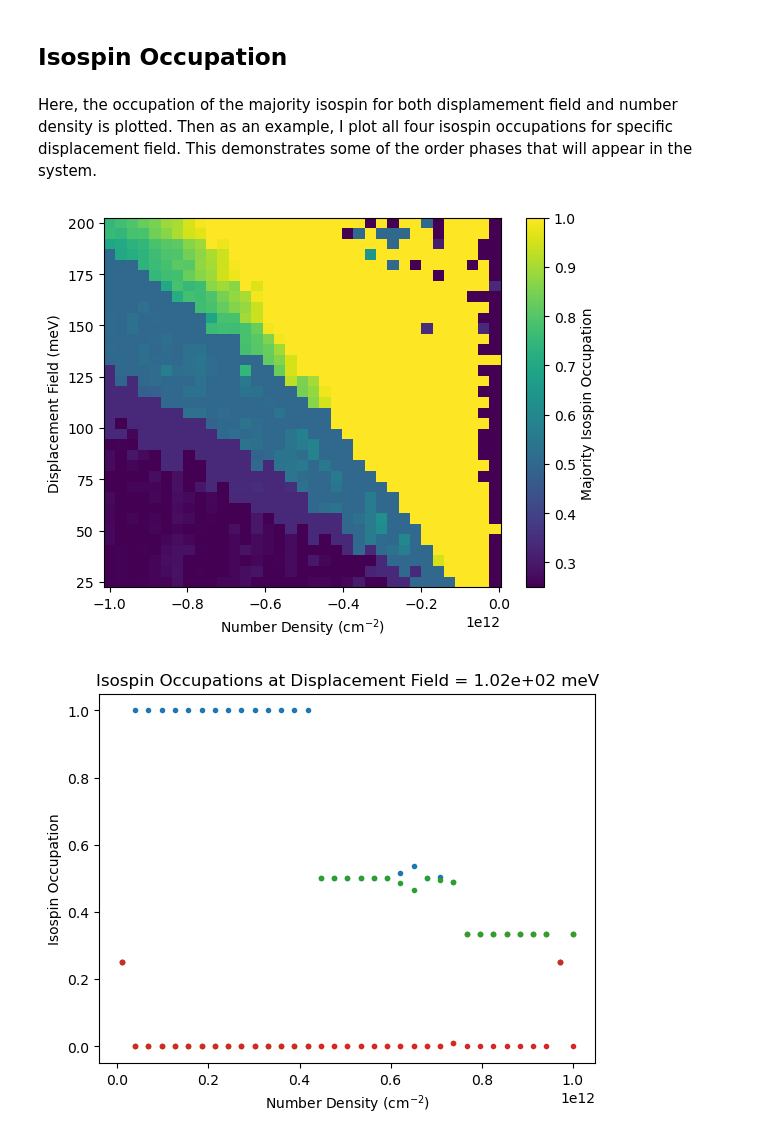
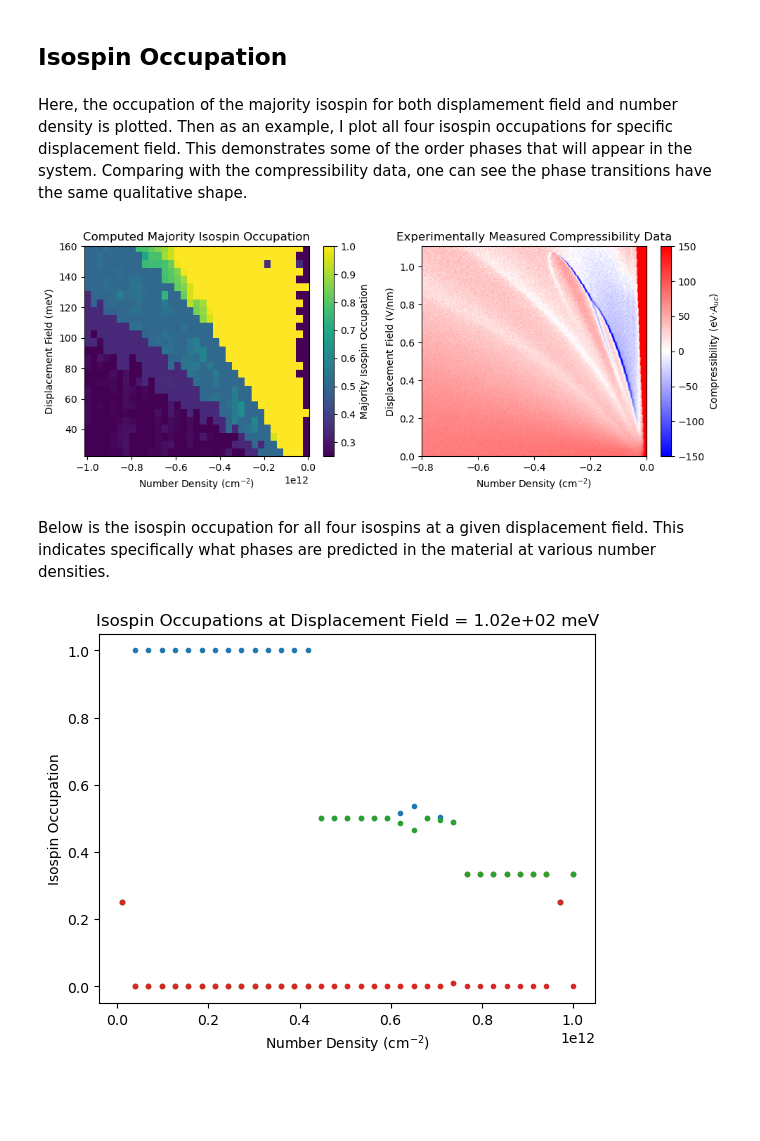
Before and after one commit to rdavidm42/BBG-Nematic-States, a Jupyter notebook: Analyzing_BBG_Order_Parameters.ipynb, the cells around one changed output. Saved outputs shown, nothing was run; the diff lists cells and outputs as text; code cells hidden in the pictures; blank space fills up the shorter version.

```diff
--- a/Analyzing_BBG_Order_Parameters.ipynb
+++ b/Analyzing_BBG_Order_Parameters.ipynb
@@ -71,13 +76,30 @@ del d
 # %% [markdown]
 ## Isospin Occupation
 # %% [markdown]
-Here, the occupation of the majority isospin for both displamement field and number density is plotted. Then as an example, I plot all four isospin occupations for specific displacement field. This demonstrates some of the order phases that will appear in the system.
+Here, the occupation of the majority isospin for both displamement field and number density is plotted. Then as an example, I plot all four isospin occupations for specific displacement field. This demonstrates some of the order phases that will appear in the system. Comparing with the compressibility data, one can see the phase transitions have the same qualitative shape.
-# %%
-plt.colorbar(plt.pcolormesh(-total_number,v,np.sort(true_occupation)[:,:,-1]),label='Majority Isospin Occupation')
-plt.xlabel(r'Number Density (cm$^{-2}$)');
-plt.ylabel(r'Displacement Field (meV)');
-# %% [output]
-[figure, removed]
+# %%
+fig, (ax1, ax2) = plt.subplots(1, 2, figsize=(10, 4))
+
+plt.colorbar(ax1.pcolormesh(-total_number,v,np.sort(true_occupation)[:,:,-1]),label='Majority Isospin Occupation')
+ax1.set_xlabel(r'Number Density (cm$^{-2}$)');
+ax1.set_ylabel(r'Displacement Field (meV)');
+lower, upper = ax1.get_ylim()
+ax1.set_ylim(lower,160)
+ax1.set_title('Computed Majority Isospin Occupation')
+
+plt.colorbar(ax2.pcolormesh(number_density,displacement,compressibility,vmin=-150,vmax=150,cmap='bwr'),label=r'Compressibility (eV$\cdot A_{uc}$)')
+ax2.set_xlim(-.8,0);
+ax2.set_ylim(0,np.max(displacement));
+ax2.set_xlabel(r'Number Density (cm$^{-2}$)');
+ax2.set_ylabel(r'Displacement Field (V/nm)');
+ax2.set_title('Experimentally Measured Compressibility Data')
+
+plt.tight_layout()
+plt.show()
+# %% [output]
+[figure, added]
+# %% [markdown]
+Below is the isospin occupation for all four isospins at a given displacement field. This indicates specifically what phases are predicted in the material at various number densities.
 # %%
 plt.plot(total_number,true_occupation[15],'.')
 plt.title(f'Isospin Occupations at Displacement Field = {v[15]:.3} meV')
```
Also changed, not shown: parts of 9 cells of this notebook, 1 other file.
